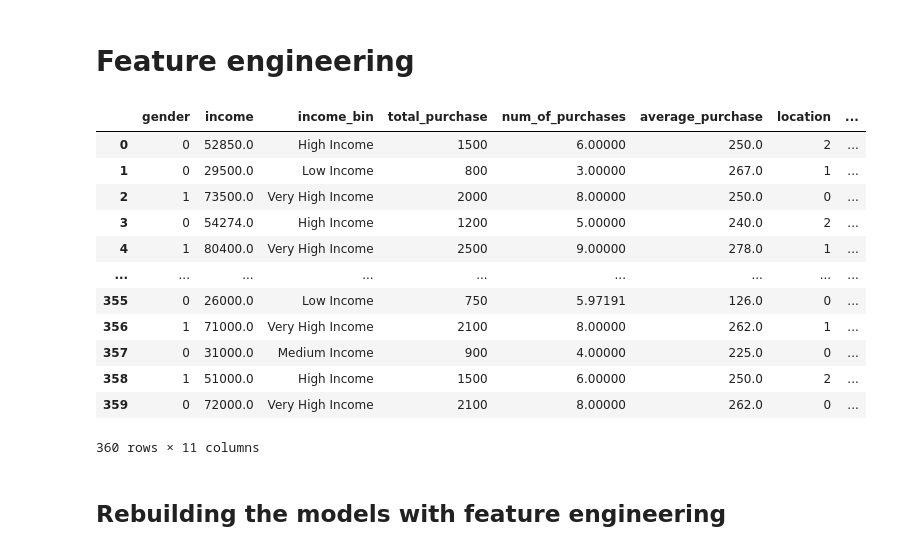
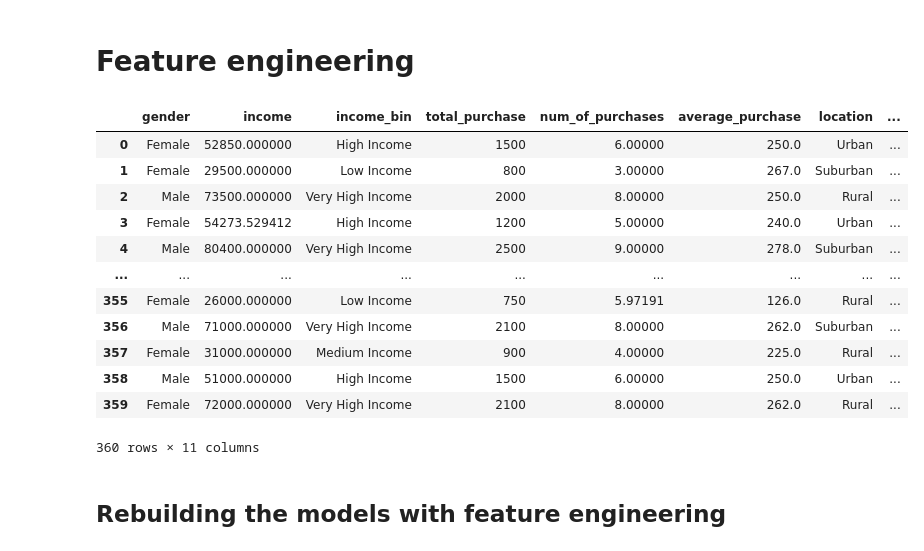
Before and after one commit to Ettiene-Koekemoer/Machine-Learning-382-Project2-Group_J, a Jupyter notebook: modeling.ipynb, the cells around one changed output. Cells and saved outputs as stored; diff of their text form; code cells hidden in the pictures.

```diff
--- a/modeling.ipynb
+++ b/modeling.ipynb
@@ -391,12 +391,3 @@ recalls = []
 mae_scores = []
 # %% [markdown]
 ### Label encoding data
-# %%
-label_encoder = LabelEncoder()
-
-prepared_df['gender'] = label_encoder.fit_transform(prepared_df['gender'])
-prepared_df['location'] = label_encoder.fit_transform(prepared_df['location'])
-prepared_df['marital_status'] = label_encoder.fit_transform(prepared_df['marital_status'])
-prepared_df['education'] = label_encoder.fit_transform(prepared_df['education'])
-prepared_df['subscription_plan'] = label_encoder.fit_transform(prepared_df['subscription_plan'])
-prepared_df
@@ -647,32 +654,30 @@ joblib.dump(forest_model, './artifacts/model_1.pkl')
 # %%
 engineered_df = prepared_df
 
 # Bin income into brackets
 bins = [0, 30000, 50000, 70000, float('inf')]
 labels = ['Low Income', 'Medium Income', 'High Income', 'Very High Income']
 engineered_df['income_bin'] = pd.cut(engineered_df['income'], bins=bins, labels=labels, right=False)
 
 # Added average feature
 engineered_df['average_purchase'] = round(engineered_df['total_purchase'] / engineered_df['num_of_purchases'],0)
 
-engineered_df['income'] = round(engineered_df['income'],0)
-
 # Reorder columns
 engineered_df = engineered_df[['gender', 'income', 'income_bin', 'total_purchase', 'num_of_purchases', 'average_purchase', 'location', 'marital_status', 'education', 'subscription_plan', 'churn']]
 engineered_df
 # %% [output]
 |  | gender | income | income_bin | total_purchase | num_of_purchases | average_purchase | location | ... |
-| 0 | 0 | 52850.0 | High Income | 1500 | 6.00000 | 250.0 | 2 | ... |
-| 1 | 0 | 29500.0 | Low Income | 800 | 3.00000 | 267.0 | 1 | ... |
-| 2 | 1 | 73500.0 | Very High Income | 2000 | 8.00000 | 250.0 | 0 | ... |
-| 3 | 0 | 54274.0 | High Income | 1200 | 5.00000 | 240.0 | 2 | ... |
-| 4 | 1 | 80400.0 | Very High Income | 2500 | 9.00000 | 278.0 | 1 | ... |
+| 0 | Female | 52850.000000 | High Income | 1500 | 6.00000 | 250.0 | Urban | ... |
+| 1 | Female | 29500.000000 | Low Income | 800 | 3.00000 | 267.0 | Suburban | ... |
+| 2 | Male | 73500.000000 | Very High Income | 2000 | 8.00000 | 250.0 | Rural | ... |
+| 3 | Female | 54273.529412 | High Income | 1200 | 5.00000 | 240.0 | Urban | ... |
+| 4 | Male | 80400.000000 | Very High Income | 2500 | 9.00000 | 278.0 | Suburban | ... |
 | ... | ... | ... | ... | ... | ... | ... | ... | ... |
-| 355 | 0 | 26000.0 | Low Income | 750 | 5.97191 | 126.0 | 0 | ... |
-| 356 | 1 | 71000.0 | Very High Income | 2100 | 8.00000 | 262.0 | 1 | ... |
-| 357 | 0 | 31000.0 | Medium Income | 900 | 4.00000 | 225.0 | 0 | ... |
-| 358 | 1 | 51000.0 | High Income | 1500 | 6.00000 | 250.0 | 2 | ... |
-| 359 | 0 | 72000.0 | Very High Income | 2100 | 8.00000 | 262.0 | 0 | ... |
+| 355 | Female | 26000.000000 | Low Income | 750 | 5.97191 | 126.0 | Rural | ... |
+| 356 | Male | 71000.000000 | Very High Income | 2100 | 8.00000 | 262.0 | Suburban | ... |
+| 357 | Female | 31000.000000 | Medium Income | 900 | 4.00000 | 225.0 | Rural | ... |
+| 358 | Male | 51000.000000 | High Income | 1500 | 6.00000 | 250.0 | Urban | ... |
+| 359 | Female | 72000.000000 | Very High Income | 2100 | 8.00000 | 262.0 | Rural | ... |
 360 rows × 11 columns
 # %% [markdown]
 ## Rebuilding the models with feature engineering
```
Also changed, not shown: parts of 16 cells of this notebook, 6 other files.
